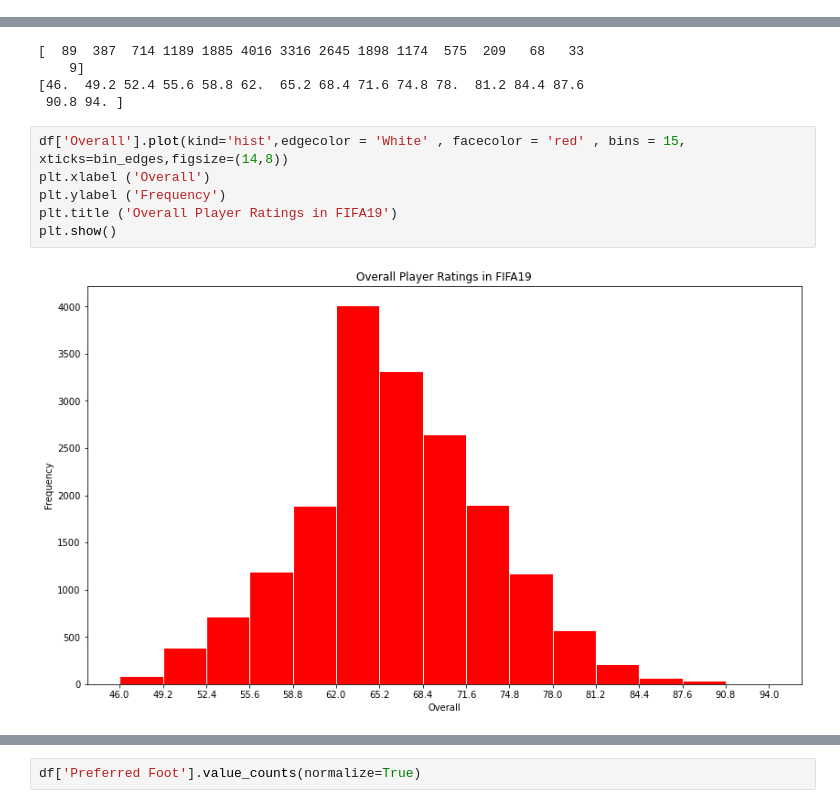
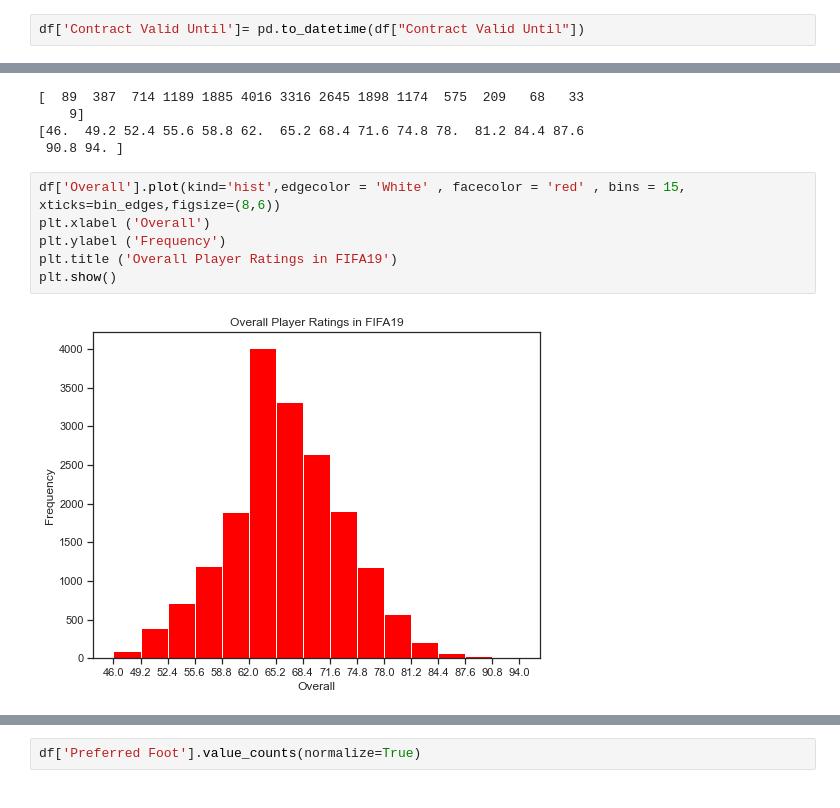
Before and after one commit to g-st180/FIFA19_Visualisation, a Jupyter notebook: FIFA_Notebook-Copy1.ipynb, the cells around one changed output, grey strips where cells are left out. Cells and saved outputs as stored; diff of their text form.

Commit message:
Added Visualisations, left over title blocks

```diff
--- a/FIFA_Notebook-Copy1.ipynb
+++ b/FIFA_Notebook-Copy1.ipynb
@@ -21,0 +25,2 @@ df.shape
+# %%
+df['Contract Valid Until']= pd.to_datetime(df["Contract Valid Until"])
@@ -34,13 +99,13 @@ print(bin_edges) # bin ranges, default = 15 bins
 [46.  49.2 52.4 55.6 58.8 62.  65.2 68.4 71.6 74.8 78.  81.2 84.4 87.6
  90.8 94. ]
 # %%
-df['Overall'].plot(kind='hist',edgecolor = 'White' , facecolor = 'red' , bins = 15, xticks=bin_edges,figsize=(14,8))
+df['Overall'].plot(kind='hist',edgecolor = 'White' , facecolor = 'red' , bins = 15, xticks=bin_edges,figsize=(8,6))
 plt.xlabel ('Overall')
 plt.ylabel ('Frequency')
 plt.title ('Overall Player Ratings in FIFA19')
 plt.show()
 # %% [output]
-[figure, old version]
+[figure, new version]
 # %%
 plt.xlabel('Nationality')
 plt.ylabel('Frequency')
```
Also changed, not shown: parts of 25 cells of this notebook.
